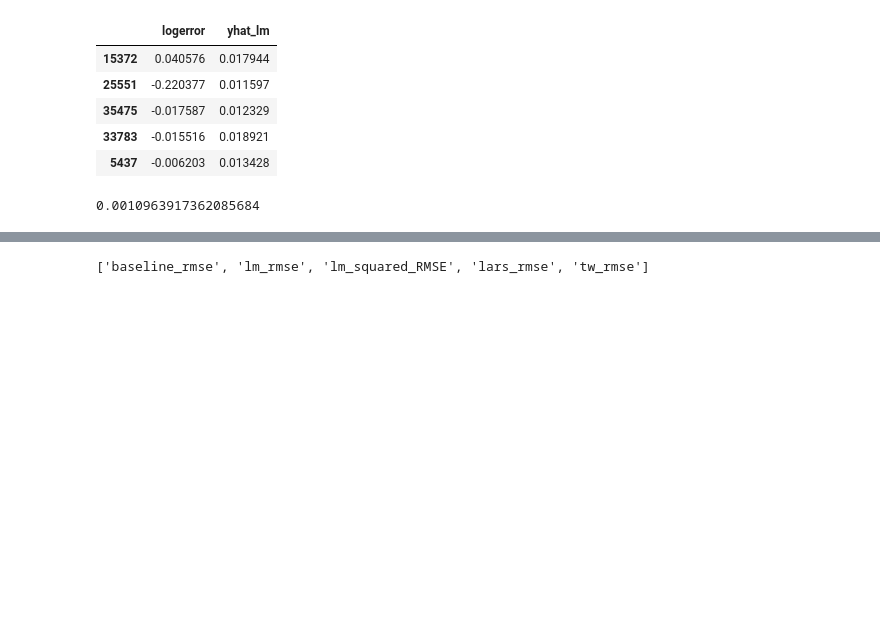
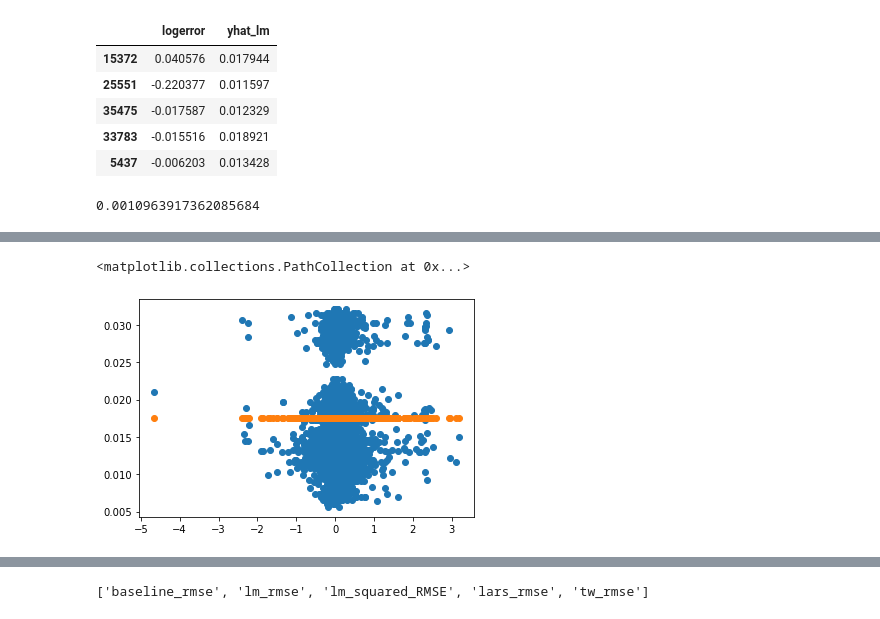
Before and after one commit to lukewbecker/clustering-project, a Jupyter notebook: zillow_mvp_cleaned.ipynb, the cells around one changed output, grey strips where cells are left out. Cells and saved outputs as stored; diff of their text form; code cells hidden in the pictures; blank space fills up the shorter version.

Commit message:
latest updates with complete train models

```diff
--- a/zillow_mvp_cleaned.ipynb
+++ b/zillow_mvp_cleaned.ipynb
@@ -1233,0 +1246,4 @@ output
+# %%
+y_train_predict['yhat_baseline'] = y_train['logerror'].mean()
+# y_train_predict.drop(columns = 'yhat_baseline', inplace = True)
+y_train_predict
@@ -1233,0 +1264,6 @@ output
+# %%
+plt.scatter(y_train_predict.logerror, y_train_predict.yhat_lm, label='Linear Regression Model Predictions', marker='o')
+plt.scatter(y_train_predict.logerror, y_train_predict.yhat_baseline, label='Baseline Predicitions', marker='o')
+# %% [output]
+<matplotlib.collections.PathCollection at 0x...>
+[figure, added]
```
Also changed, not shown: parts of 10 cells of this notebook.
